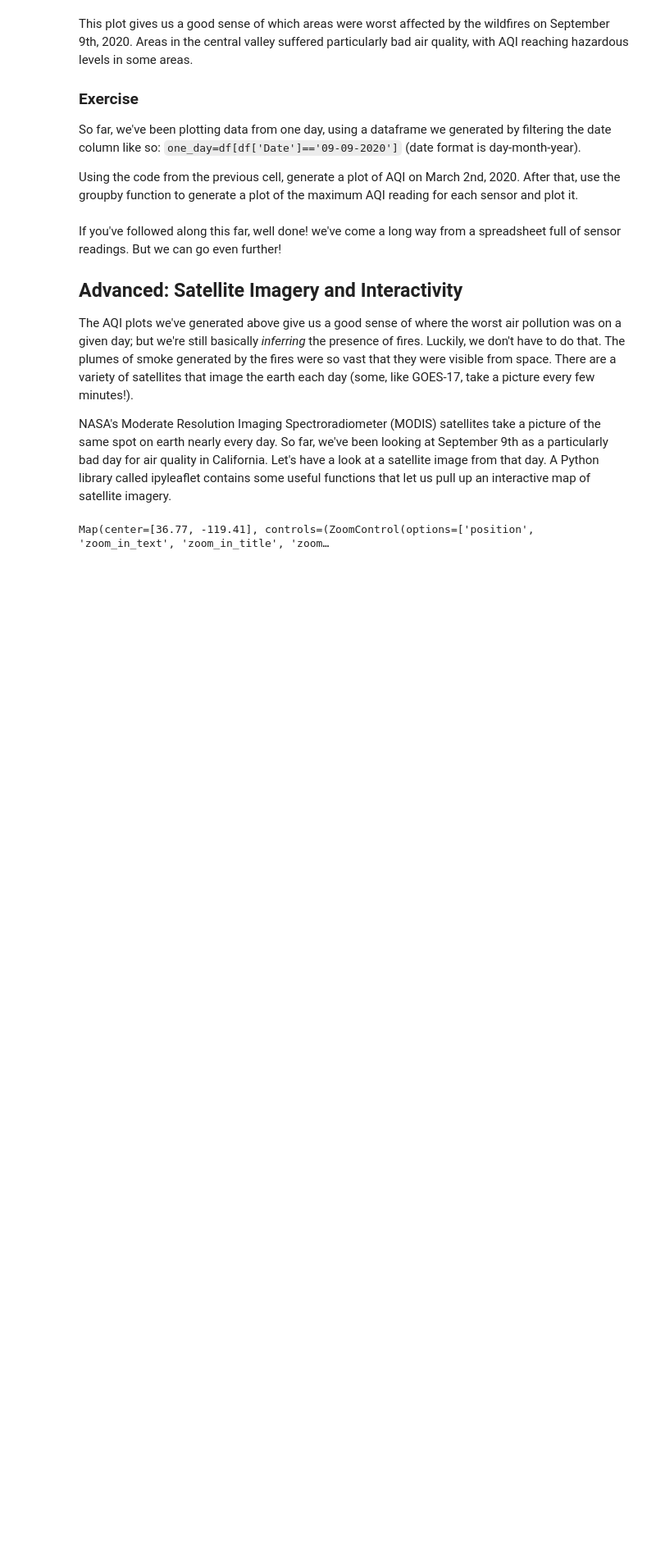
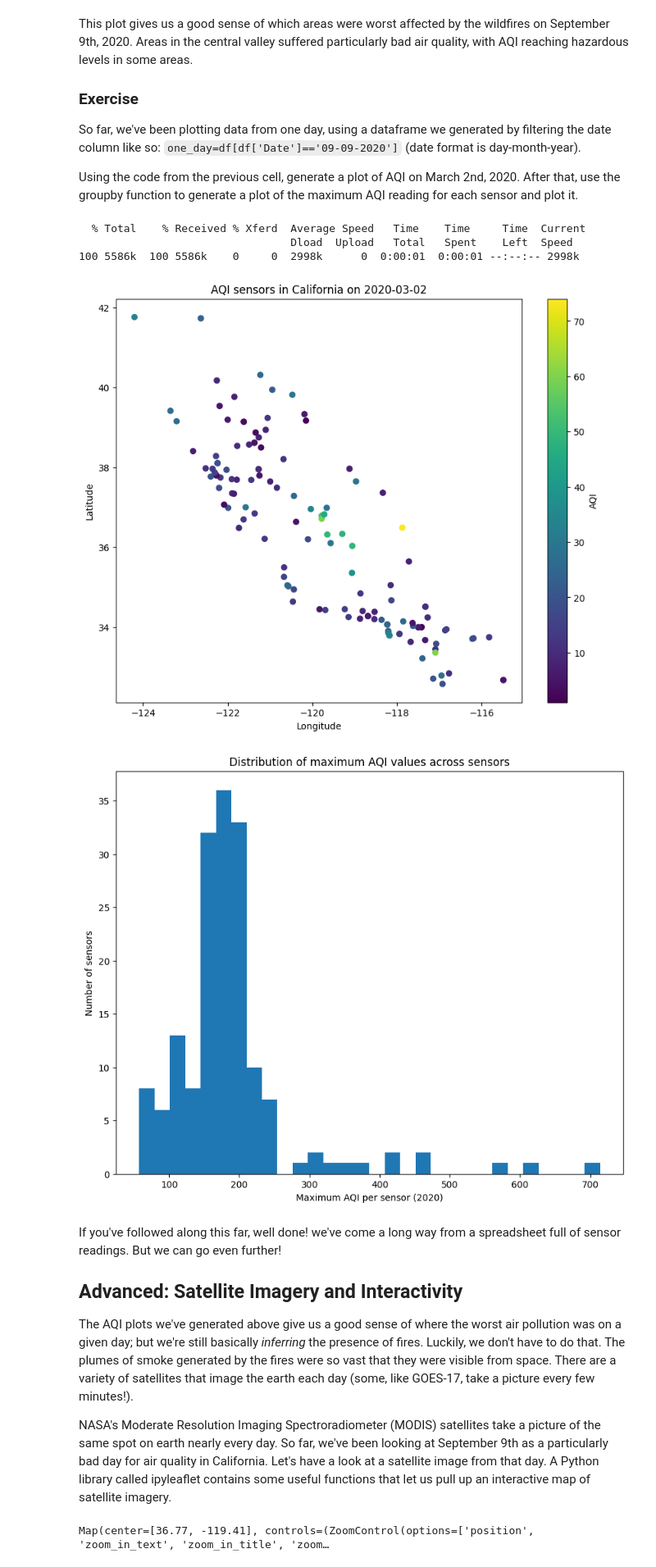
Before and after one commit to royying3011-lang/QM2, a Jupyter notebook: notebooks/W03. Spatial Data.ipynb, the cells around one changed output. Shown at 82% size. Cells and saved outputs as stored; diff of their text form; code cells hidden in the pictures; blank space fills up the shorter version.

```diff
--- a/notebooks/W03. Spatial Data.ipynb
+++ b/notebooks/W03. Spatial Data.ipynb
@@ -372,6 +438,43 @@ This plot gives us a good sense of which areas were worst affected by the wildfi
 So far, we've been plotting data from one day, using a dataframe we generated by filtering the date column like so: `one_day=df[df['Date']=='09-09-2020']` (date format is day-month-year).
 
 Using the code from the previous cell, generate a plot of AQI on March 2nd, 2020. After that, use the groupby function to generate a plot of the maximum AQI reading for each sensor and plot it.
+# %%
+import pandas as pd
+import matplotlib.pyplot as plt
+import pylab
+
+%matplotlib inline
+pylab.rcParams['figure.figsize'] = (10, 8)
+!mkdir -p data/wk3
+!curl https://qm2.s3.eu-west-2.amazonaws.com/wk3/california_aqi.csv -o ./data/wk3/california_aqi.csv
+
+df = pd.read_csv("./data/wk3/california_aqi.csv")
+df["Date"] = pd.to_datetime(df["Date"])
+target_date = pd.Timestamp(2020, 3, 2)
+one_day = df[df["Date"] == target_date]
+plt.scatter(
+    one_day["longitude"],
+    one_day["latitude"],
+    c=one_day["AQI"]
+)
+plt.colorbar(label="AQI")
+plt.xlabel("Longitude")
+plt.ylabel("Latitude")
+plt.title("AQI sensors in California on 2020-03-02")
+plt.show()
+sensor_max = df.groupby("Site ID")["AQI"].max().reset_index()
+
+plt.hist(sensor_max["AQI"], bins=30)
+plt.xlabel("Maximum AQI per sensor (2020)")
+plt.ylabel("Number of sensors")
+plt.title("Distribution of maximum AQI values across sensors")
+plt.show()
+# %% [output]
+  % Total    % Received % Xferd  Average Speed   Time    Time     Time  Current
+                                 Dload  Upload   Total   Spent    Left  Speed
+100 5586k  100 5586k    0     0  2998k      0  0:00:01  0:00:01 --:--:-- 2998k
+[figure, added]
+[figure, added]
 # %% [markdown]
 If you've followed along this far, well done! we've come a long way from a spreadsheet full of sensor readings. But we can go even further!
 
```
Also changed, not shown: parts of 4 cells of this notebook.
